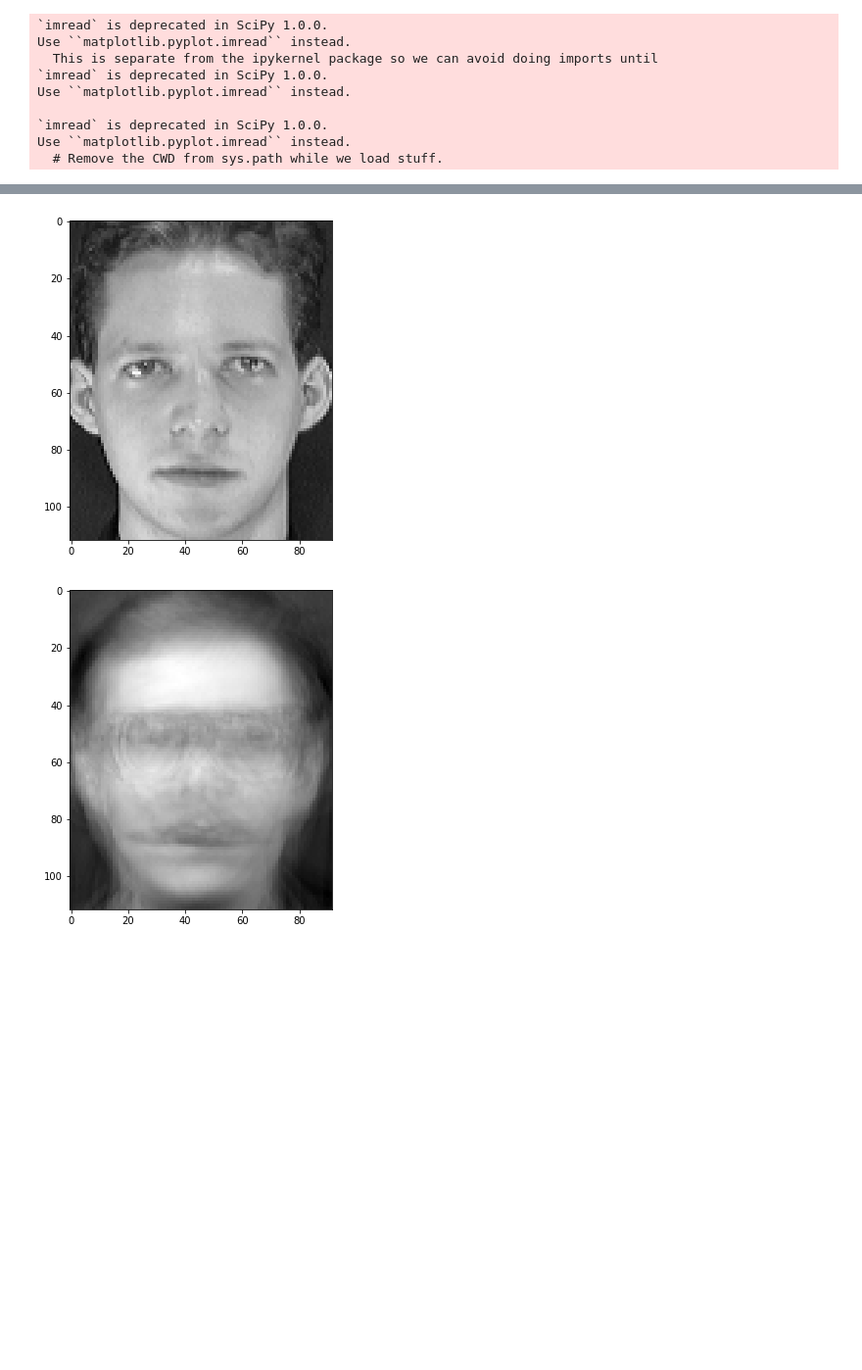
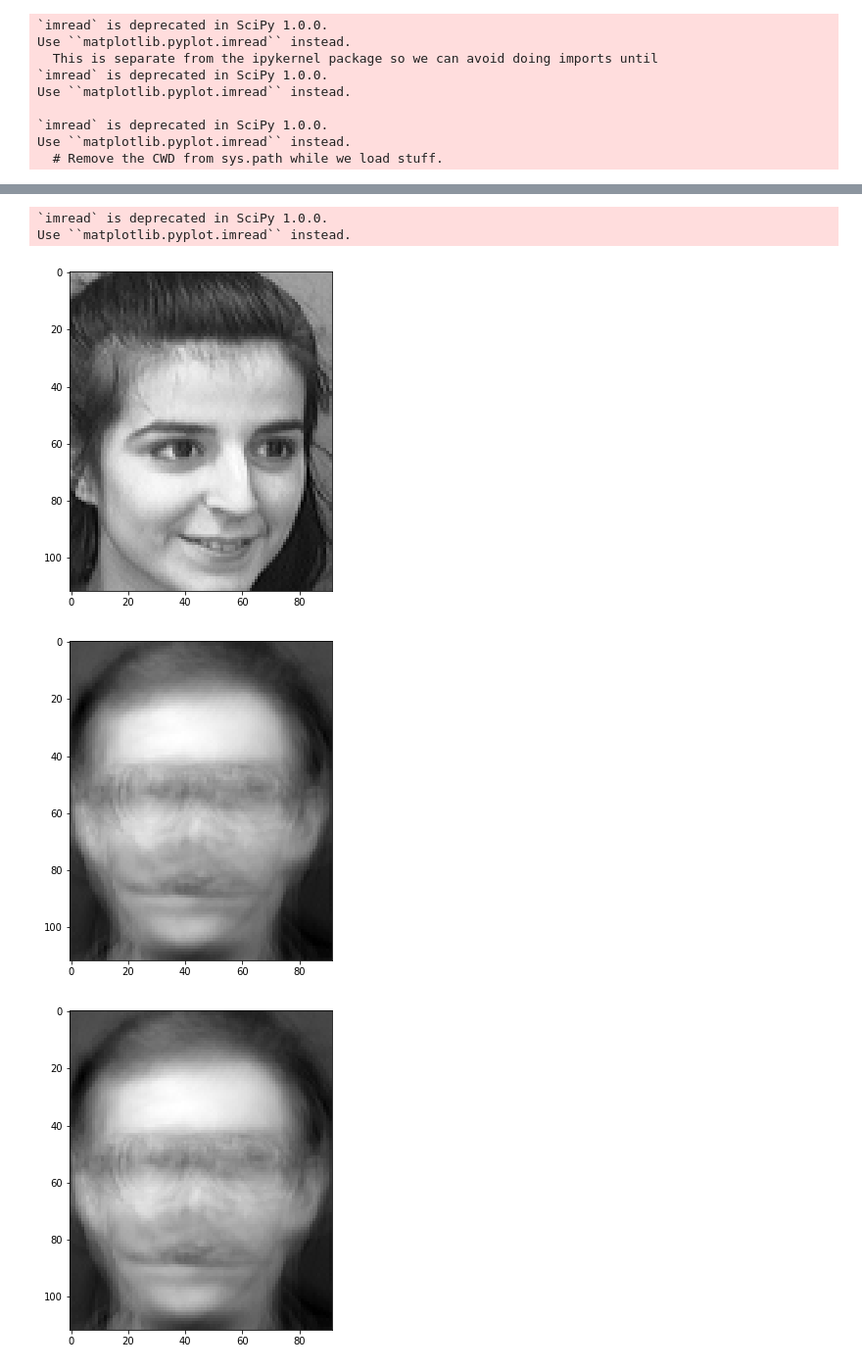
Before and after one commit to maxpastor/Facial-Recognition-Autoencoder, a Jupyter notebook: autoencoder.ipynb, the cells around one changed output, grey strips where cells are left out. Shown at 98% size. Cells and saved outputs as stored; diff of their text form; code cells hidden in the pictures; blank space fills up the shorter version.

```diff
--- a/autoencoder.ipynb
+++ b/autoencoder.ipynb
@@ -51,7 +51,7 @@ auto_y = tf.placeholder(tf.float32, [None, 92*112])
 n_neurons_1 = 128
 n_neurons_2 = 64
 n_out = 92*112
-n_neurons_inter = 2
+n_neurons_inter = 32
 #Encoder
 w_hidden_1 = tf.Variable(tf.zeros([92*112, n_neurons_1]))
 b_hidden_1 =  tf.Variable(tf.zeros([n_neurons_1]))
@@ -84,7 +84,7 @@ loss_auto = tf.reduce_sum(tf.losses.mean_squared_error(labels = auto_y, predicti
 opt_auto = tf.train.AdamOptimizer(learning_rate).minimize(loss_auto)
 # %%
 #Train autoencoder
-epochs = 6000
+epochs = 3000
 display_steps = 1000
 random_index = random.randint(0,len(train)-30)
 init = tf.initialize_all_variables()
@@ -95,8 +95,10 @@ with tf.Session() as sess:
         if i % display_steps ==0:
             loss = sess.run(loss_auto, feed_dict={auto_x: train, auto_y:train})
             print("Epoch:"+str(i)+" Loss= "+str(loss))
-    image_1 = np.reshape(train[0], [112,92])
+
+    image_1 = ndimage.imread(data_path+str(10)+'/'+str(4)+'.pgm', flatten=True)
     image_generated = np.reshape(out.eval({auto_x:[train[0]]}), [112,92])
+    image_generated_1 = np.reshape(out.eval({auto_x:[np.reshape(image_1,[92*112])]}), [112,92])
     fig = plt.figure(figsize=(6, 6))
     ax = fig.add_subplot(111)
     ax.imshow(image_1, cmap="gray")
@@ -104,8 +106,17 @@ with tf.Session() as sess:
     plt.show()
     fig = plt.figure(figsize=(6, 6))
     ax = fig.add_subplot(111)
+    ax.imshow(image_generated_1, cmap="gray")
+    plt.show()
+    fig = plt.figure(figsize=(6, 6))
+    ax = fig.add_subplot(111)
     ax.imshow(image_generated, cmap="gray")
     plt.show()
+    image_1 = np.reshape(train[0], [112,92])
+    fig = plt.figure(figsize=(6, 6))
+    ax = fig.add_subplot(111)
+    ax.imshow(image_1, cmap="gray")
+    plt.show()
 # %% [output]
 WARNING:tensorflow:From /home/max/.local/lib/python3.6/site-packages/tensorflow/python/util/tf_should_use.py:107: initialize_all_variables (from tensorflow.python.ops.variables) is deprecated and will ...
 Instructions for updating:
@@ -119,3 +127,6 @@ Epoch:5000 Loss= 1126.7834
 done
+`imread` is deprecated in SciPy 1.0.0.
+Use ``matplotlib.pyplot.imread`` instead.
-[figure, old version]
+[figure, new version]
 [figure]
+[figure, added]
```
Also changed, not shown: parts of 1 cell of this notebook.
